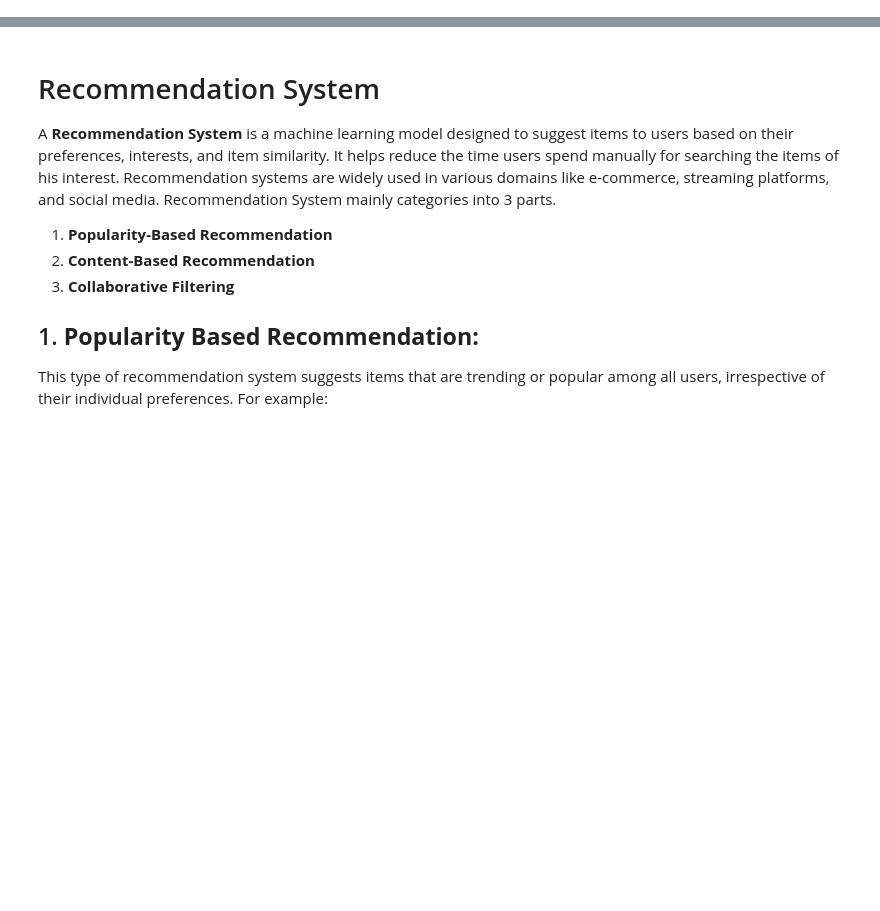
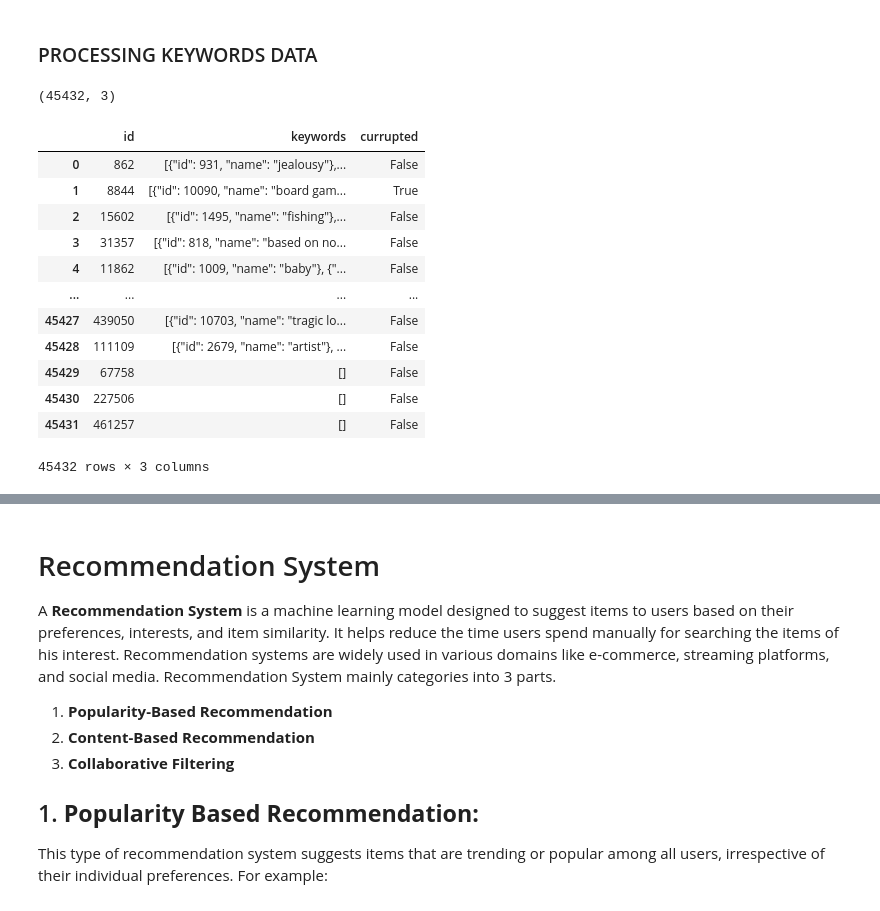
Before and after one commit to RaisunLakra/Movie-Recommendation, a Jupyter notebook: Notebook/Untitled.ipynb, the cells around one changed output, grey strips where cells are left out. Saved outputs shown, nothing was run; the diff lists cells and outputs as text; code cells hidden in the pictures; blank space fills up the shorter version.

```diff
--- a/Notebook/Untitled.ipynb
+++ b/Notebook/Untitled.ipynb
@@ -119,0 +204,15 @@ dtype: int64
+# %%
+# find currupted data before processing and after processing
+
+# data = keywords_data['keywords'].iloc[1].replace("\'", '\"')
+
+def convert_to_json(data):
+    return data.replace("\'", '\"')
+
+def is_currupt(data):
+    curpt = False
+    try:
+        json.loads(data)
+    except:
+        curpt = True
+    return curpt
@@ -119,0 +226,2 @@ dtype: int64
+# %%
+keywords_data['keywords'] = keywords_data['keywords'].apply(convert_to_json)
@@ -119,0 +236,2 @@ dtype: int64
+# %%
+keywords_data['currupted'] = keywords_data['keywords'].apply(is_currupt)
@@ -119,0 +253,2 @@ dtype: int64
+# %% [markdown]
+### PROCESSING KEYWORDS DATA
@@ -119,0 +264,22 @@ dtype: int64
+# %%
+keywords_data.shape
+# %% [output]
+(45432, 3)
+# %%
+new_keywords_df = keywords_data
+# %%
+new_keywords_df
+# %% [output]
+|  | id | keywords | currupted |
+| 0 | 862 | [{"id": 931, "name": "jealousy"},... | False |
+| 1 | 8844 | [{"id": 10090, "name": "board gam... | True |
+| 2 | 15602 | [{"id": 1495, "name": "fishing"},... | False |
+| 3 | 31357 | [{"id": 818, "name": "based on no... | False |
+| 4 | 11862 | [{"id": 1009, "name": "baby"}, {"... | False |
+| ... | ... | ... | ... |
+| 45427 | 439050 | [{"id": 10703, "name": "tragic lo... | False |
+| 45428 | 111109 | [{"id": 2679, "name": "artist"}, ... | False |
+| 45429 | 67758 | [] | False |
+| 45430 | 227506 | [] | False |
+| 45431 | 461257 | [] | False |
+45432 rows × 3 columns
```
Also changed, not shown: parts of 108 cells of this notebook, 2 other files.
